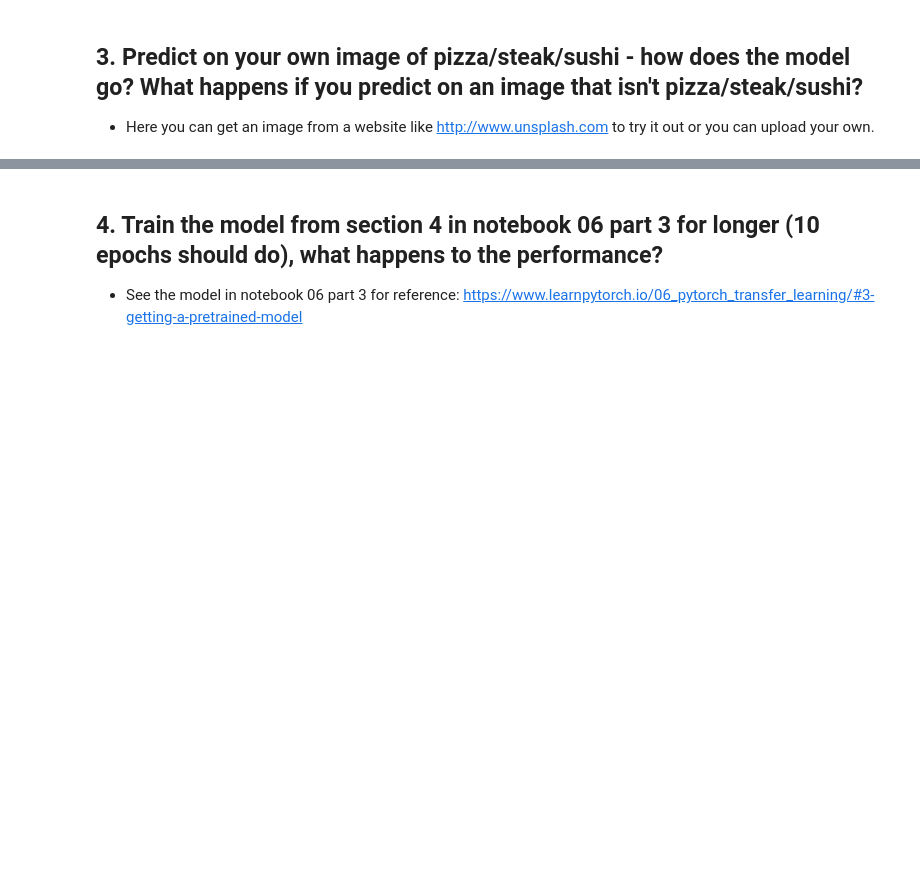
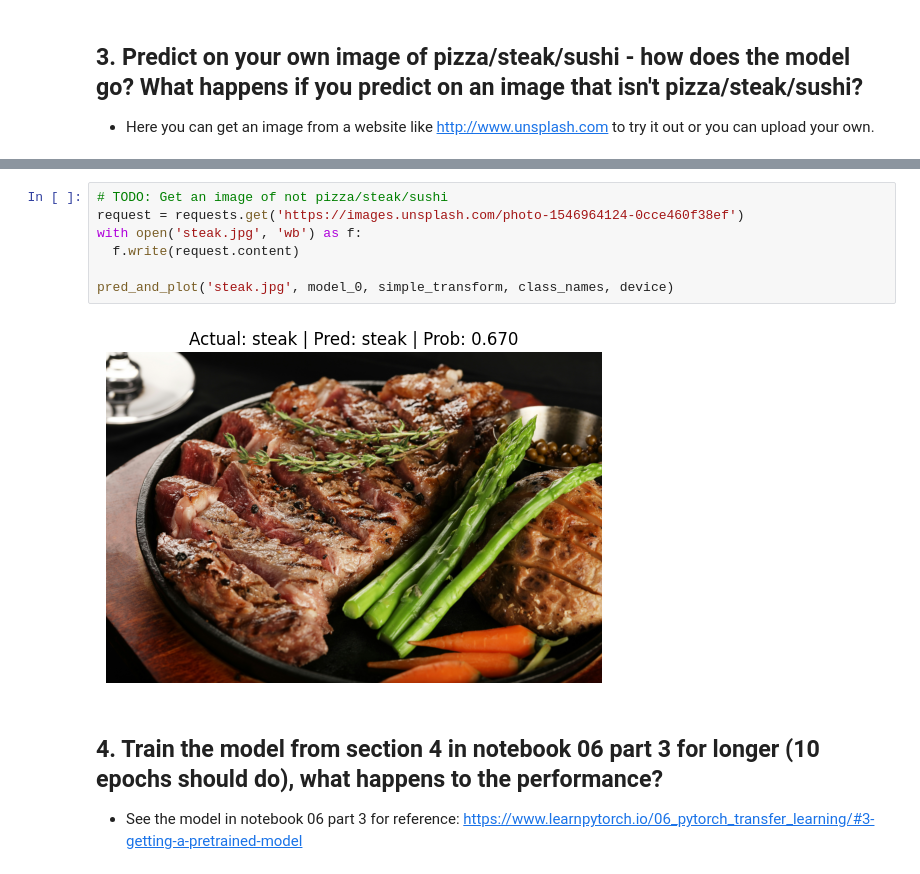
Before and after one commit to deductiveclouds/Pytorch, a Jupyter notebook: extras/exercises/06_pytorch_transfer_learning_exercises.ipynb, the cells around one changed output, grey strips where cells are left out. Saved outputs shown, nothing was run; the diff lists cells and outputs as text; blank space fills up the shorter version.

```diff
--- a/extras/exercises/06_pytorch_transfer_learning_exercises.ipynb
+++ b/extras/exercises/06_pytorch_transfer_learning_exercises.ipynb
@@ -344,3 +372,12 @@ for row in top_5_wrong.iterrows():
+# %%
+# TODO: Get an image of not pizza/steak/sushi
+request = requests.get('https://images.unsplash.com/photo-1546964124-0cce460f38ef')
+with open('steak.jpg', 'wb') as f:
+  f.write(request.content)
+
+pred_and_plot('steak.jpg', model_0, simple_transform, class_names, device)
+# %% [output]
+[figure, added]
 # %% [markdown]
 ## 4. Train the model from section 4  in notebook 06 part 3 for longer (10 epochs should do), what happens to the performance?
 
```
Also changed, not shown: parts of 4 cells of this notebook.
